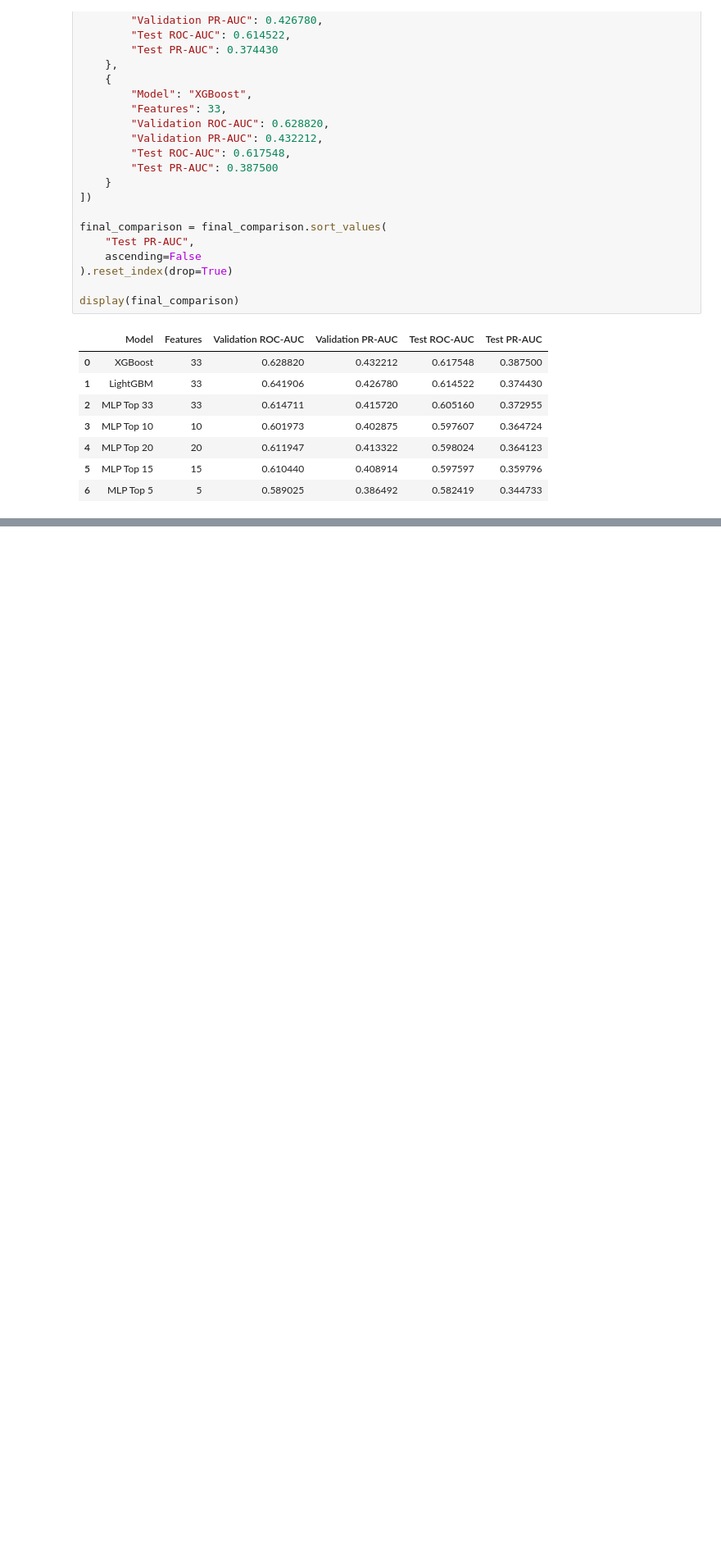
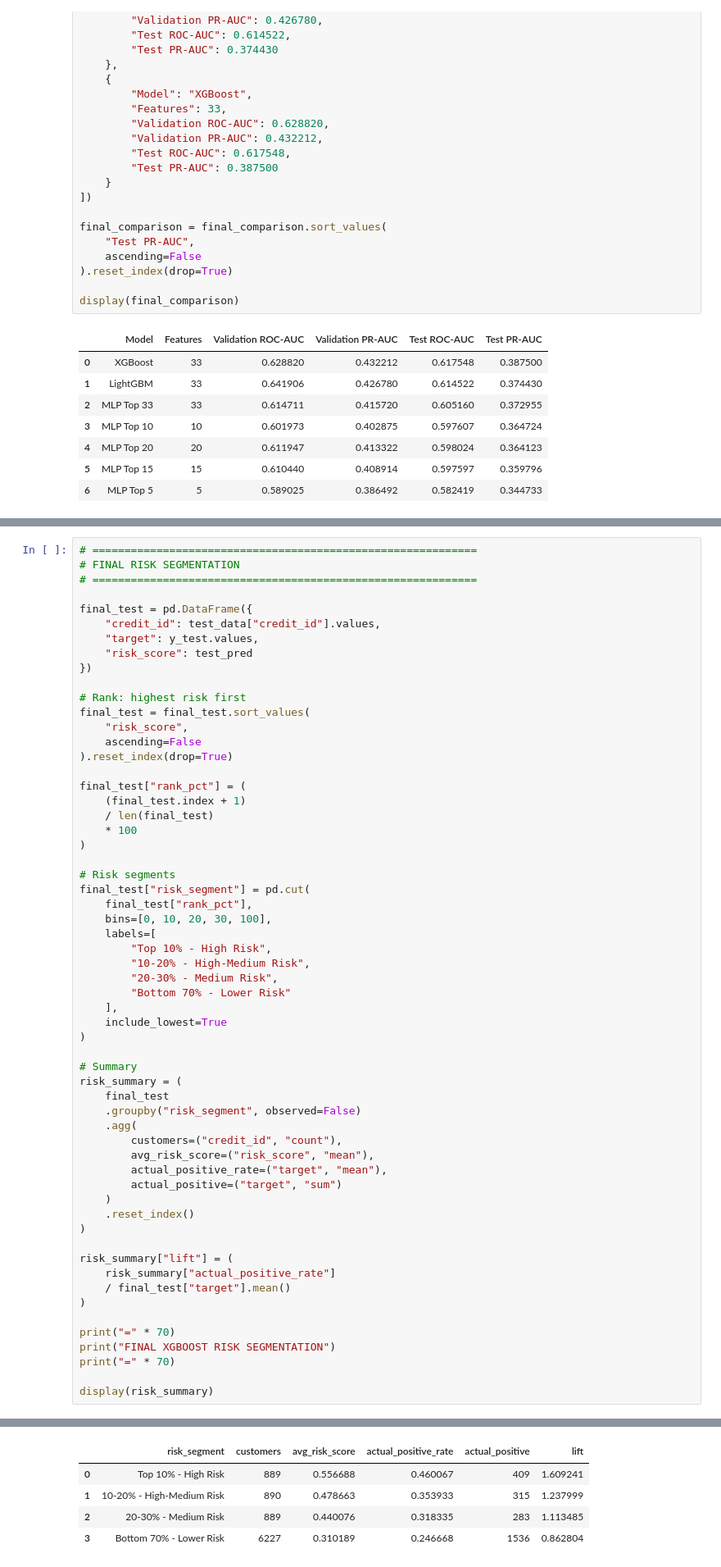
Before and after one commit to Khishigjargal42/toki_ds_task, a Jupyter notebook: notebooks/Toki_DPD91_Final.ipynb, the cells around one changed output, grey strips where cells are left out. Shown at 82% size. Saved outputs shown, nothing was run; the diff lists cells and outputs as text; blank space fills up the shorter version.

```diff
--- a/notebooks/Toki_DPD91_Final.ipynb
+++ b/notebooks/Toki_DPD91_Final.ipynb
@@ -9316,0 +9482,60 @@ display(final_comparison)
+# %%
+# ============================================================
+# FINAL RISK SEGMENTATION
+# ============================================================
+
+final_test = pd.DataFrame({
+    "credit_id": test_data["credit_id"].values,
+    "target": y_test.values,
+    "risk_score": test_pred
+})
+
+# Rank: highest risk first
+final_test = final_test.sort_values(
+    "risk_score",
+    ascending=False
+).reset_index(drop=True)
+
+final_test["rank_pct"] = (
+    (final_test.index + 1)
+    / len(final_test)
+    * 100
+)
+
+# Risk segments
+final_test["risk_segment"] = pd.cut(
+    final_test["rank_pct"],
+    bins=[0, 10, 20, 30, 100],
+    labels=[
+        "Top 10% - High Risk",
+        "10-20% - High-Medium Risk",
+        "20-30% - Medium Risk",
+        "Bottom 70% - Lower Risk"
+    ],
+    include_lowest=True
+)
+
+# Summary
+risk_summary = (
+    final_test
+    .groupby("risk_segment", observed=False)
+    .agg(
+        customers=("credit_id", "count"),
+        avg_risk_score=("risk_score", "mean"),
+        actual_positive_rate=("target", "mean"),
+        actual_positive=("target", "sum")
+    )
+    .reset_index()
+)
+
+risk_summary["lift"] = (
+    risk_summary["actual_positive_rate"]
+    / final_test["target"].mean()
+)
+
+print("=" * 70)
+print("FINAL XGBOOST RISK SEGMENTATION")
+print("=" * 70)
+
+display(risk_summary)
+# %% [output]
@@ -9316,0 +9545,5 @@ display(final_comparison)
+|  | risk_segment | customers | avg_risk_score | actual_positive_rate | actual_positive | lift |
+| 0 | Top 10% - High Risk | 889 | 0.556688 | 0.460067 | 409 | 1.609241 |
+| 1 | 10-20% - High-Medium Risk | 890 | 0.478663 | 0.353933 | 315 | 1.237999 |
+| 2 | 20-30% - Medium Risk | 889 | 0.440076 | 0.318335 | 283 | 1.113485 |
+| 3 | Bottom 70% - Lower Risk | 6227 | 0.310189 | 0.246668 | 1536 | 0.862804 |
```
Also changed, not shown: parts of 13 cells of this notebook.
